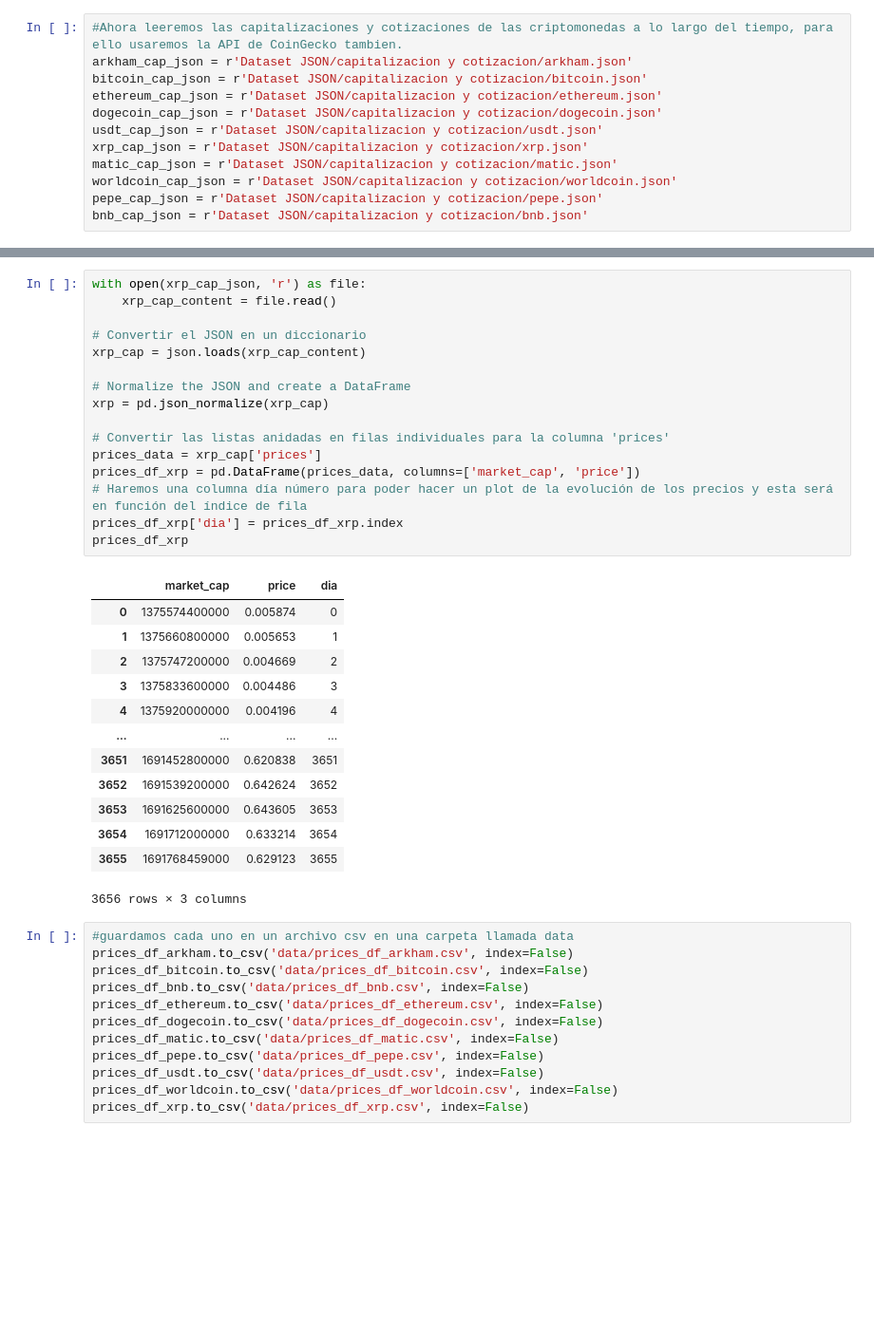
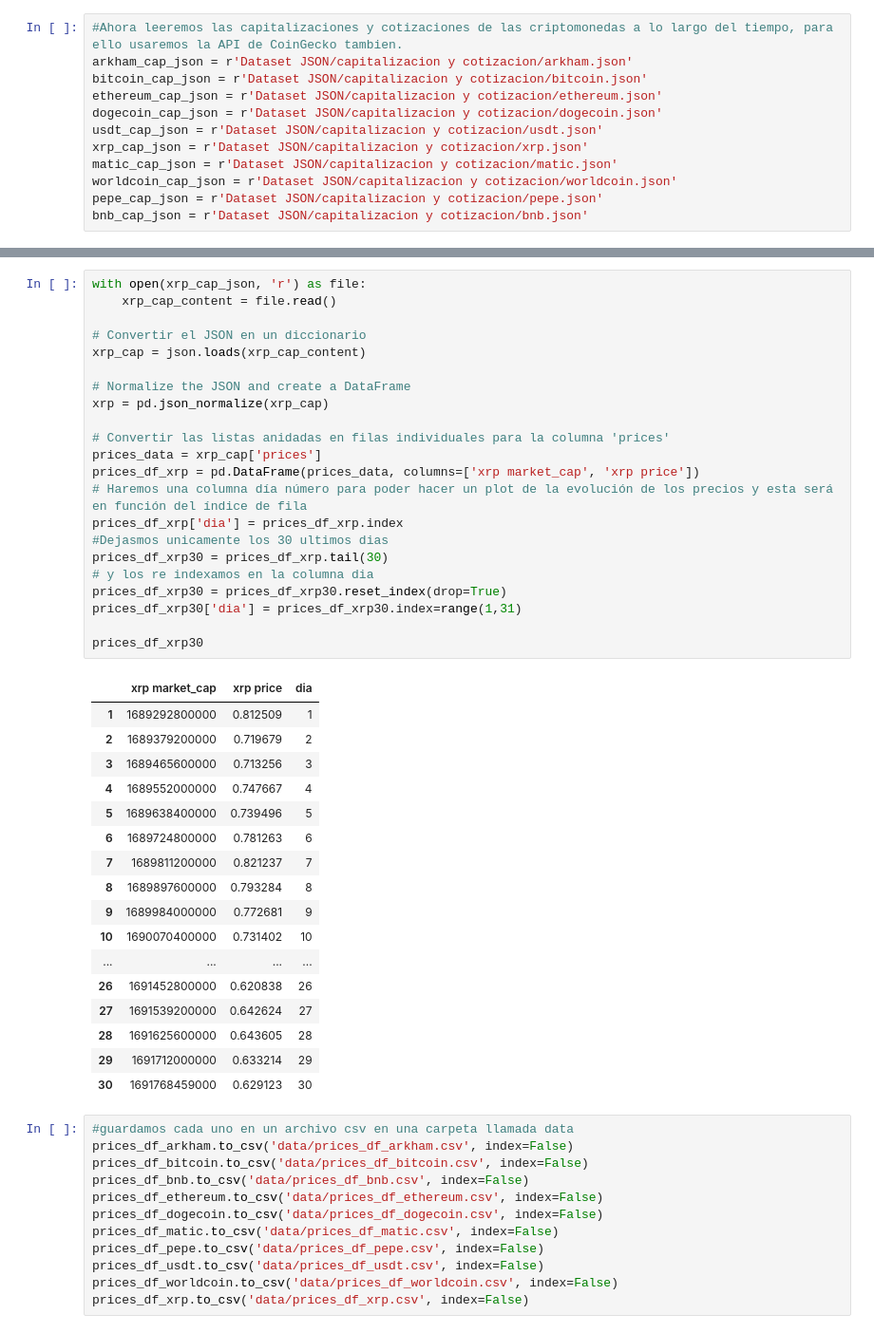
Before and after one commit to NahuVidales/CryptoDataAnalytics, a Jupyter notebook: ETL.ipynb, the cells around one changed output, grey strips where cells are left out. Shown at 95% size. Cells and saved outputs as stored; diff of their text form; blank space fills up the shorter version.

```diff
--- a/ETL.ipynb
+++ b/ETL.ipynb
@@ -721,33 +811,43 @@ prices_df_worldcoin
 # %%
 with open(xrp_cap_json, 'r') as file:
     xrp_cap_content = file.read()
 
 # Convertir el JSON en un diccionario
 xrp_cap = json.loads(xrp_cap_content)
 
 # Normalize the JSON and create a DataFrame
 xrp = pd.json_normalize(xrp_cap)
 
 # Convertir las listas anidadas en filas individuales para la columna 'prices'
 prices_data = xrp_cap['prices']
-prices_df_xrp = pd.DataFrame(prices_data, columns=['market_cap', 'price'])
+prices_df_xrp = pd.DataFrame(prices_data, columns=['xrp market_cap', 'xrp price'])
 # Haremos una columna día número para poder hacer un plot de la evolución de los precios y esta será en función del índice de fila
 prices_df_xrp['dia'] = prices_df_xrp.index
-prices_df_xrp
+#Dejasmos unicamente los 30 ultimos dias
+prices_df_xrp30 = prices_df_xrp.tail(30)
+# y los re indexamos en la columna dia
+prices_df_xrp30 = prices_df_xrp30.reset_index(drop=True)
+prices_df_xrp30['dia'] = prices_df_xrp30.index=range(1,31)
+
+prices_df_xrp30
 # %% [output]
-|  | market_cap | price | dia |
-| 0 | 1375574400000 | 0.005874 | 0 |
-| 1 | 1375660800000 | 0.005653 | 1 |
-| 2 | 1375747200000 | 0.004669 | 2 |
-| 3 | 1375833600000 | 0.004486 | 3 |
-| 4 | 1375920000000 | 0.004196 | 4 |
+|  | xrp market_cap | xrp price | dia |
+| 1 | 1689292800000 | 0.812509 | 1 |
+| 2 | 1689379200000 | 0.719679 | 2 |
+| 3 | 1689465600000 | 0.713256 | 3 |
+| 4 | 1689552000000 | 0.747667 | 4 |
+| 5 | 1689638400000 | 0.739496 | 5 |
+| 6 | 1689724800000 | 0.781263 | 6 |
+| 7 | 1689811200000 | 0.821237 | 7 |
+| 8 | 1689897600000 | 0.793284 | 8 |
+| 9 | 1689984000000 | 0.772681 | 9 |
+| 10 | 1690070400000 | 0.731402 | 10 |
 | ... | ... | ... | ... |
-| 3651 | 1691452800000 | 0.620838 | 3651 |
-| 3652 | 1691539200000 | 0.642624 | 3652 |
-| 3653 | 1691625600000 | 0.643605 | 3653 |
-| 3654 | 1691712000000 | 0.633214 | 3654 |
-| 3655 | 1691768459000 | 0.629123 | 3655 |
+| 26 | 1691452800000 | 0.620838 | 26 |
+| 27 | 1691539200000 | 0.642624 | 27 |
+| 28 | 1691625600000 | 0.643605 | 28 |
+| 29 | 1691712000000 | 0.633214 | 29 |
+| 30 | 1691768459000 | 0.629123 | 30 |
-3656 rows × 3 columns
 # %%
 #guardamos cada uno en un archivo csv en una carpeta llamada data
 prices_df_arkham.to_csv('data/prices_df_arkham.csv', index=False)
```
Also changed, not shown: parts of 11 cells of this notebook, 12 other files.
